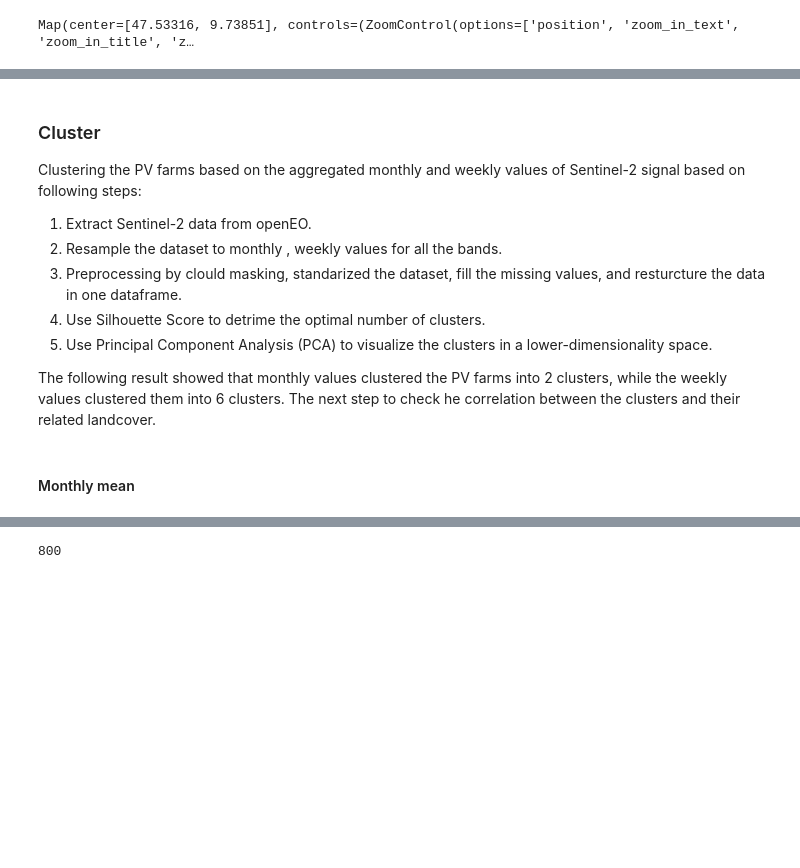
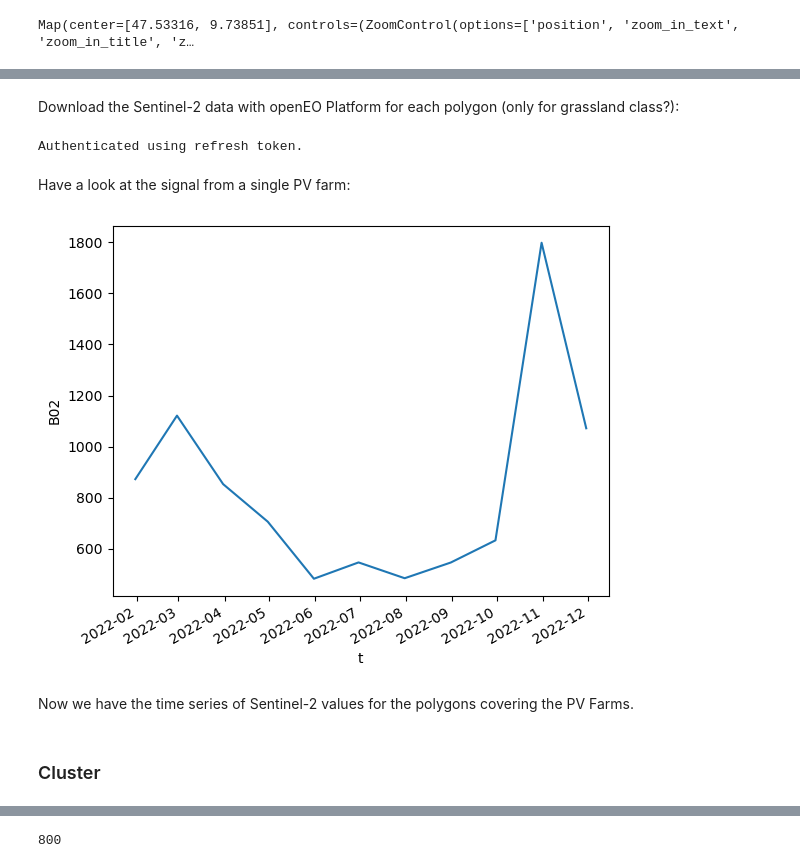
Before and after one commit to clausmichele/openEO_photovoltaic, a Jupyter notebook: openEO_data_retrieval.ipynb, the cells around one changed output, grey strips where cells are left out. Saved outputs shown, nothing was run; the diff lists cells and outputs as text; code cells hidden in the pictures; blank space fills up the shorter version.

```diff
--- a/openEO_data_retrieval.ipynb
+++ b/openEO_data_retrieval.ipynb
@@ -260,14 +174,60 @@ Map(center=[47.18125, 14.63195], controls=(ZoomControl(options=['position', 'zoo
-# %% [markdown]
-### Cluster
-Clustering the PV farms based on the aggregated monthly and weekly values of Sentinel-2 signal based on following steps:
-
-1. Extract Sentinel-2 data from openEO.
-2. Resample the dataset to monthly , weekly values for all the bands.
-3. Preprocessing by clould masking, standarized the dataset, fill the missing values, and resturcture the data in one dataframe.
-4. Use Silhouette Score to detrime the optimal number of clusters.
-5. Use Principal Component Analysis (PCA) to visualize the clusters in a lower-dimensionality space.
-
-The following result showed that monthly values clustered the PV farms into 2 clusters, while the weekly values clustered them into 6 clusters. The next step to check he correlation between the clusters and their related landcover.
+# %% [markdown]
+Download the Sentinel-2 data with openEO Platform for each polygon (only for grassland class?):
+# %%
+conn = openeo.connect("openeo.cloud").authenticate_oidc()
+# %% [output]
+Authenticated using refresh token.
+# %%
+for i, geom in big_pv_geoms_32632.iterrows():
+    if os.path.exists(f"./data/netcdfs/S2_2022_{i}.nc"):
+        continue
+    print(i)
+    print(geom["geometry"])
+    aoi = np.round(geom["geometry"].buffer(20).bounds,-1)
+    collection = "SENTINEL2_L2A"
+    spatial_extent = {"west": aoi[0],
+                      "east": aoi[2],
+                      "south": aoi[1],
+                      "north": aoi[3],
+                     "crs":"EPSG:32632"}
+    temporal_extent = ["2022-01-01","2022-12-31"]
+    all_bands = ["B01","B02","B03","B04","B05","B06","B07","B08","B8A","B11","B12","SCL"]
+    properties={"eo:cloud_cover": lambda x: lte(x, 50)}
+
+    s2_cube = conn.load_collection(
+        collection,
+        temporal_extent = temporal_extent,
+        spatial_extent = spatial_extent,
+        bands = all_bands,
+        properties = properties
+    )
+    try:
+        s2_cube.download(f"./data/netcdfs/S2_2022_{i}.nc")
+    except:
+        continue
+# %% [markdown]
+Have a look at the signal from a single PV farm:
+# %%
+for i, geom in big_pv_geoms_32632.iterrows():
+    if i==813: # Showing the plot for an area I'm pretty sure it's covered by PV Panels
+        if not os.path.exists(f"./data/netcdfs/S2_2022_{i}.nc"):
+            continue
+        data = xr.open_dataset(f"./data/netcdfs/S2_2022_{i}.nc",decode_coords="all")
+        cloud_mask = np.bitwise_or((data.SCL == 8),(data.SCL == 9))
+        geodf = gpd.GeoDataFrame(geometry=[geom["geometry"]],crs="EPSG:32632")
+        clipped = data.rio.clip(geodf.geometry.values, geodf.crs, drop=False, invert=False)
+        clipped = clipped.where(~cloud_mask)
+        # Computing the mean over the area which should be covered by the panels. Other statistics can be computed
+        #Resampling to weekly, maybe required to align different time series
+        aoi_mean = clipped.mean(dim=["x","y"],skipna=True).resample({"t": "M"}).mean()
+        aoi_mean.B02.plot()
+        break
+# %% [output]
+[figure, new version]
+# %% [markdown]
+Now  we have the time series of Sentinel-2 values for the polygons covering the PV Farms.
+# %% [markdown]
+### Cluster
 # %%
 import pandas as pd
 from sklearn.cluster import KMeans
@@ -277,5 +237,3 @@ import matplotlib.pyplot as plt
 from sklearn.metrics import silhouette_score
 # %%
 big_pv_geoms_32632 = big_pv_geoms_32632[~ big_pv_geoms_32632['land_cover'].isin(['Built-up', 'Permanent water bodies'])]
-# %% [markdown]
-#### Monthly mean
```
Also changed, not shown: parts of 58 cells of this notebook.
